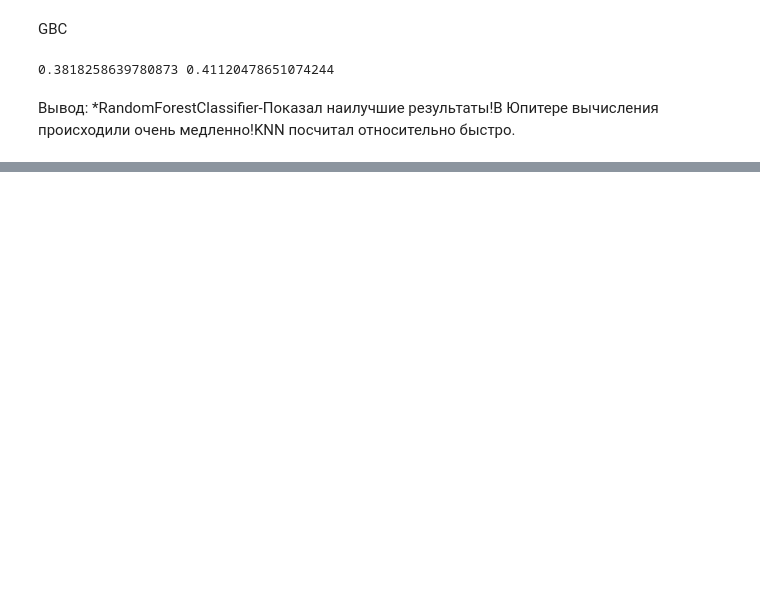
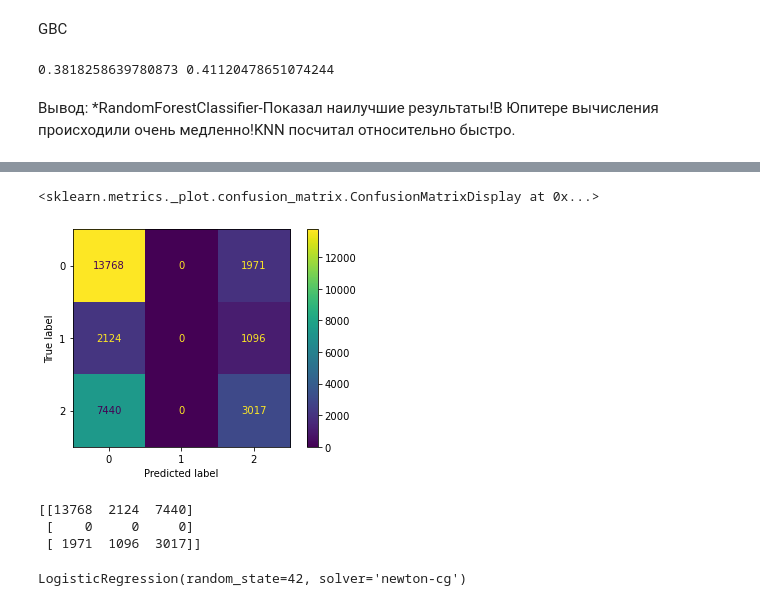
Before and after one commit to flapflapdany/MLforLobach, a Jupyter notebook: Lab1.ipynb, the cells around one changed output, grey strips where cells are left out. Saved outputs shown, nothing was run; the diff lists cells and outputs as text; code cells hidden in the pictures; blank space fills up the shorter version.

```diff
--- a/Lab1.ipynb
+++ b/Lab1.ipynb
@@ -746,0 +816,2 @@ print(err_train, err_test)
+# %%
+alpha_opt = alpha_opt[0]
@@ -746,0 +830,5 @@ print(err_train, err_test)
+# %%
+mlp_model = MLPClassifier(hidden_layer_sizes = (4,),
+                          solver='sgd',
+                          activation = 'logistic',
+                          random_state = 42)
@@ -746,0 +851,12 @@ print(err_train, err_test)
+# %%
+from sklearn.metrics import plot_confusion_matrix
+plot_confusion_matrix(mlp_model, X_test, y_test)
+# %% [output]
+<sklearn.metrics._plot.confusion_matrix.ConfusionMatrixDisplay at 0x...>
+[figure, added]
+# %%
+print(confusion_matrix(y_test_pred, y_test))
+# %% [output]
+[[13768  2124  7440]
+ [    0     0     0]
+ [ 1971  1096  3017]]
@@ -746,0 +865,4 @@ print(err_train, err_test)
+# %%
+lrg_model.fit(X_train, y_train)
+# %% [output]
+LogisticRegression(random_state=42, solver='newton-cg')
```
Also changed, not shown: parts of 32 cells of this notebook.
